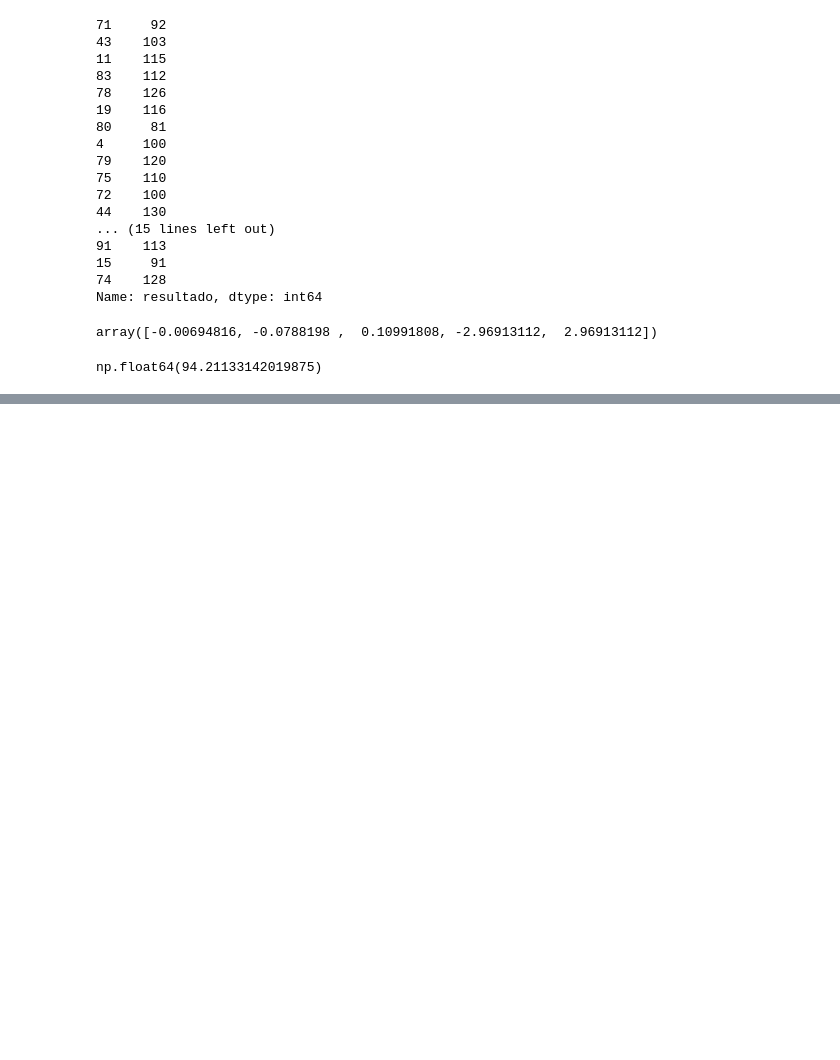
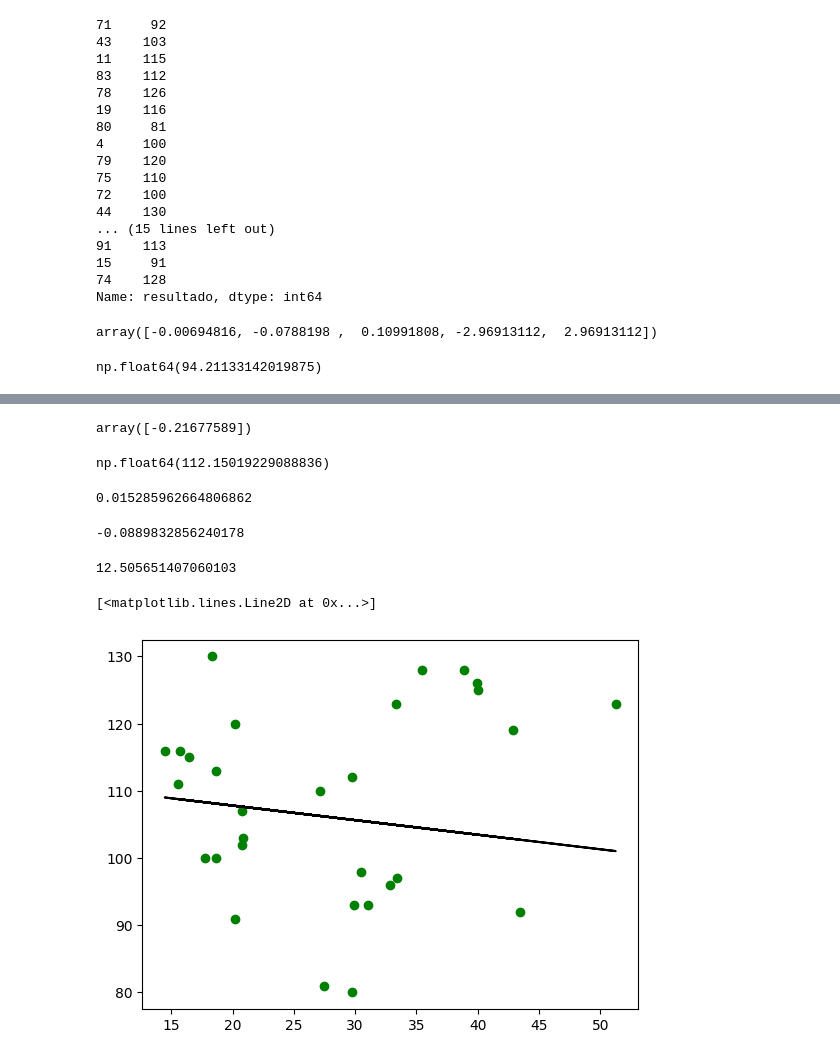
Before and after one commit to Henryque02/machine_learnig, a Jupyter notebook: Primeiro_Modelo/modelo_diabetes.ipynb, the cells around one changed output, grey strips where cells are left out. Cells and saved outputs as stored; diff of their text form; code cells hidden in the pictures; blank space fills up the shorter version.

Commit message:
Desafio e fim do primeiro modelo

```diff
--- a/Primeiro_Modelo_Diabetes/modelo_diabetes.ipynb
+++ b/Primeiro_Modelo/modelo_diabetes.ipynb
@@ -228,0 +247,41 @@ np.float64(94.21133142019875)
+# %%
+# Segundo Modelo - Apenas IMC
+x = pd.DataFrame(df_exames['imc'])
+y = df_exames['resultado']
+X_train, X_test, Y_train, y_test = train_test_split(x,y,train_size=0.7, random_state=51)
+# %%
+# Treinar novo modelo
+modelo_2 = LinearRegression().fit(X_train,Y_train)
+# %%
+# Gerar predição com base no modelo para o conjunto de tests
+y_pred = modelo_2.predict(X_test)
+# %%
+modelo_2.coef_
+# %% [output]
+array([-0.21677589])
+# %%
+modelo_2.intercept_
+# %% [output]
+np.float64(112.15019229088836)
+# %%
+# R2 score no Conjunto de treinamento
+modelo_2.score(X_train, Y_train)
+# %% [output]
+0.015285962664806862
+# %%
+# R2 Score no Conjunto de Testes
+modelo_2.score(X_test, y_test)
+# %% [output]
+-0.0889832856240178
+# %%
+# MAE (Mean Absolut Error)
+mean_absolute_error(y_test, y_pred)
+# %% [output]
+12.505651407060103
+# %%
+# Mostrar como a reta foi calculada
+plt.scatter(X_test, y_test, color='g')
+plt.plot(X_test, y_pred, color='k')
+# %% [output]
+[<matplotlib.lines.Line2D at 0x...>]
+[figure, added]
```
Also changed, not shown: parts of 4 cells of this notebook, 2 other files.
